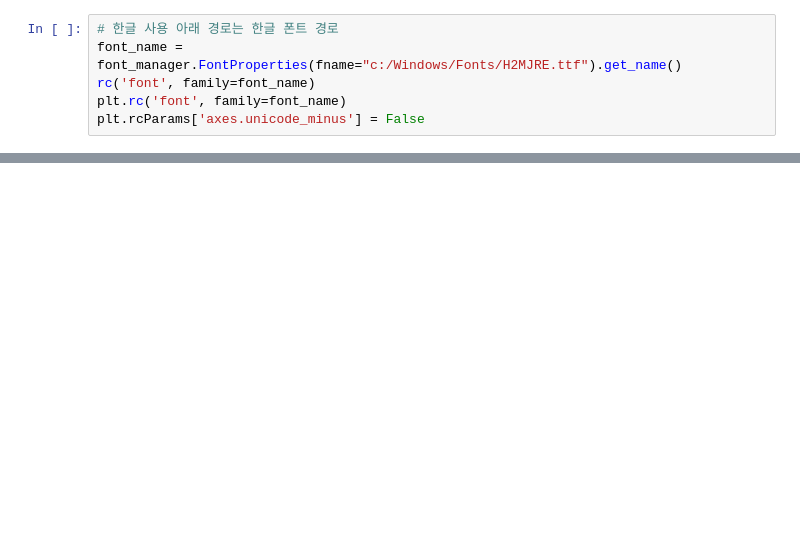
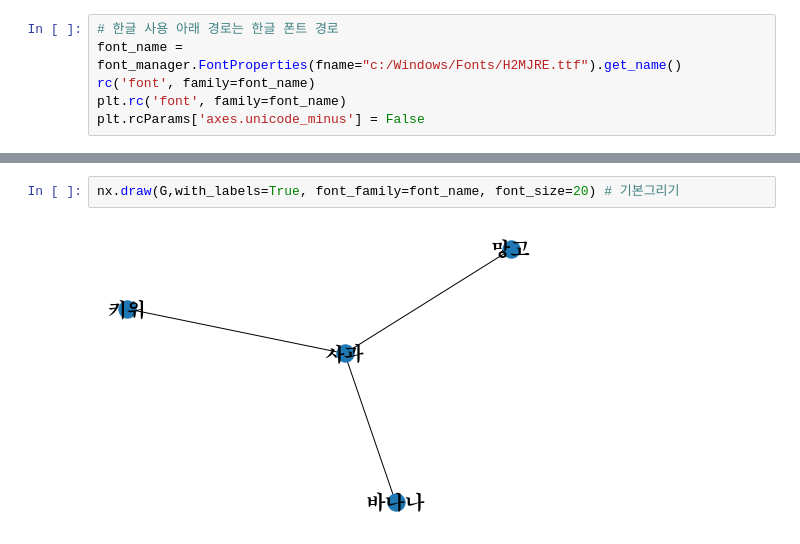
Before and after one commit to NinCastle/Text_analysis, a Jupyter notebook: Network_analysis.ipynb, the cells around one changed output, grey strips where cells are left out. Drawn from its saved outputs; the diff is of its cells as text; blank space fills up the shorter version.

```diff
--- a/Network_analysis.ipynb
+++ b/Network_analysis.ipynb
@@ -24,0 +98,4 @@ plt.show()
+# %%
+nx.draw(G,with_labels=True, font_family=font_name, font_size=20) # 기본그리기
+# %% [output]
+[figure, added]
```
Also changed, not shown: parts of 41 cells of this notebook.
